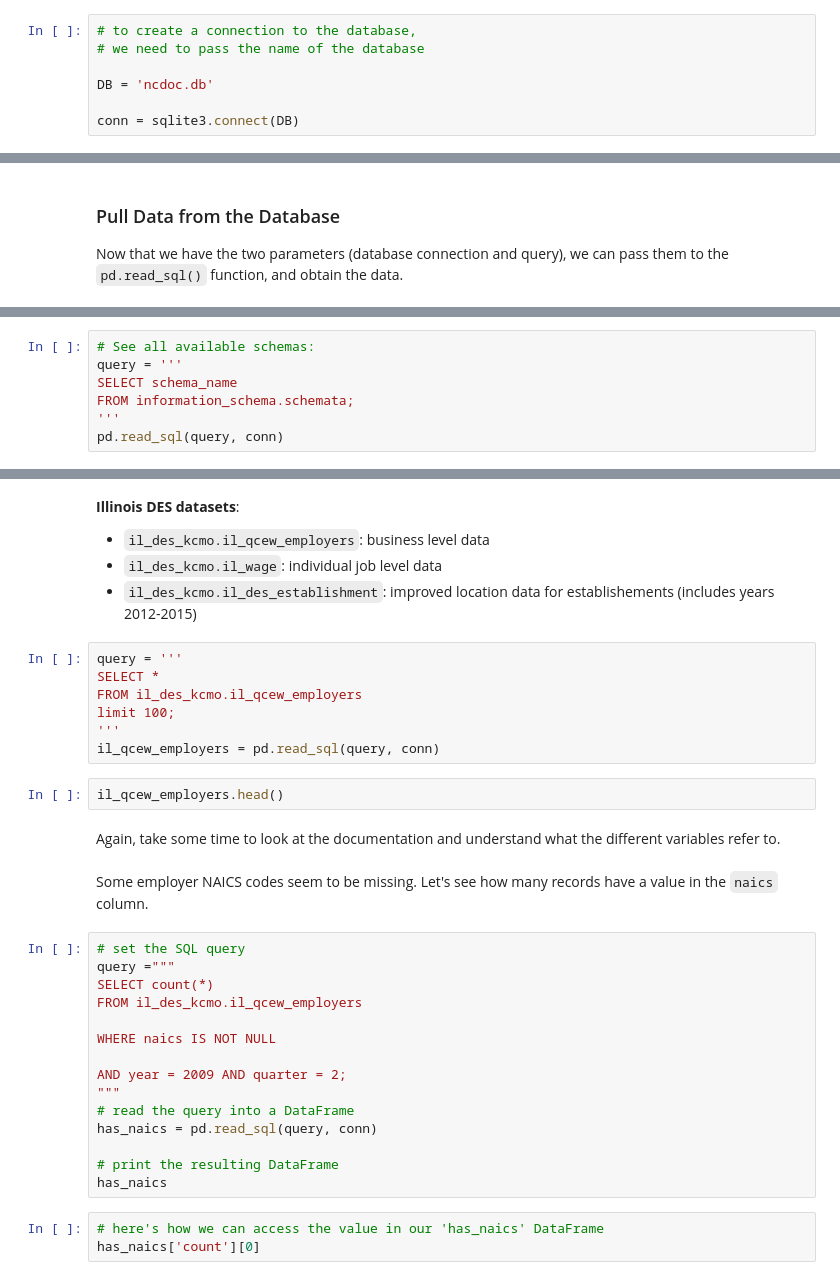
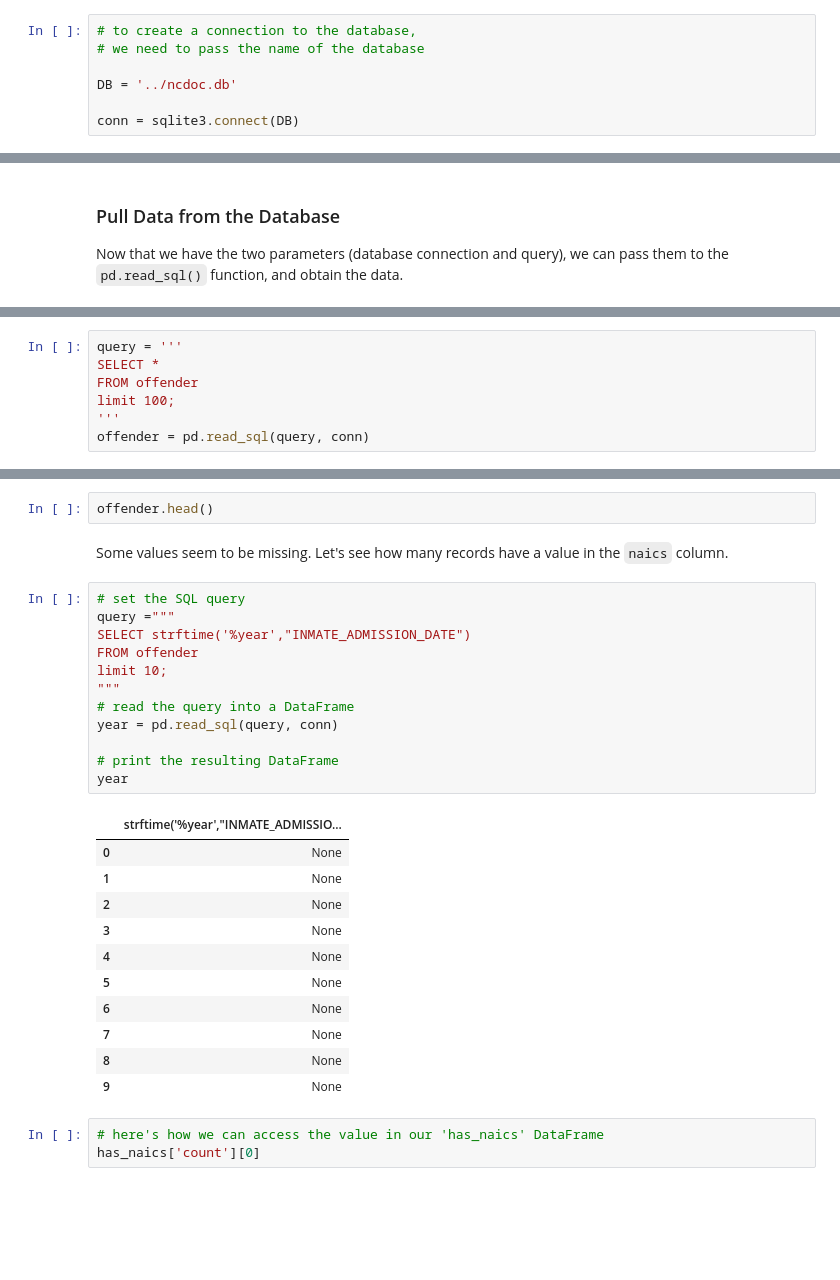
Before and after one commit to Coleridge-Initiative/bdss-notebooks, a Jupyter notebook: 02_2_Dataset_Exploration.ipynb, the cells around one changed output, grey strips where cells are left out. Saved outputs shown, nothing was run; the diff lists cells and outputs as text; blank space fills up the shorter version.

```diff
--- a/02_2_Dataset_Exploration.ipynb
+++ b/02_2_Dataset_Exploration.ipynb
@@ -92,7 +91,7 @@ __Parameter 1: Connection__
 # to create a connection to the database,
 # we need to pass the name of the database
 
-DB = 'ncdoc.db'
+DB = '../ncdoc.db'
 
 conn = sqlite3.connect(DB)
 # %% [markdown]
@@ -154,7 +144,7 @@ Let's pull the list of schema names in the database, the list of tables in these
 # %%
-# See all available schemas:
 query = '''
-SELECT schema_name
-FROM information_schema.schemata;
+SELECT *
+FROM offender
+limit 100;
 '''
-pd.read_sql(query, conn)
+offender = pd.read_sql(query, conn)
@@ -208,36 +151,31 @@ pd.read_sql(query, conn)
-# %% [markdown]
-__Illinois DES datasets__:
-- `il_des_kcmo.il_qcew_employers`: business level data
-- `il_des_kcmo.il_wage`: individual job level data
-- `il_des_kcmo.il_des_establishment`: improved location data for establishements (includes years 2012-2015)
-# %%
-query = '''
-SELECT *
-FROM il_des_kcmo.il_qcew_employers
-limit 100;
-'''
-il_qcew_employers = pd.read_sql(query, conn)
 # %%
-il_qcew_employers.head()
+offender.head()
-# %% [markdown]
-Again, take some time to look at the documentation and understand what the different variables refer to.
 # %% [markdown]
-Some employer NAICS codes seem to be missing. Let's see how many records have a value in the `naics` column.
+Some values seem to be missing. Let's see how many records have a value in the `naics` column.
 # %%
 # set the SQL query
 query ="""
-SELECT count(*)
-FROM il_des_kcmo.il_qcew_employers
-
-WHERE naics IS NOT NULL
-
-AND year = 2009 AND quarter = 2;
+SELECT strftime('%year',"INMATE_ADMISSION_DATE")
+FROM offender
+limit 10;
 """
 # read the query into a DataFrame
-has_naics = pd.read_sql(query, conn)
+year = pd.read_sql(query, conn)
 
 # print the resulting DataFrame
-has_naics
+year
+# %% [output]
+|  | strftime('%year',"INMATE_ADMISSIO... |
+| 0 | None |
+| 1 | None |
+| 2 | None |
+| 3 | None |
+| 4 | None |
+| 5 | None |
+| 6 | None |
+| 7 | None |
+| 8 | None |
+| 9 | None |
 # %%
 # here's how we can access the value in our 'has_naics' DataFrame
 has_naics['count'][0]
```
Also changed, not shown: parts of 23 cells of this notebook, 18 other files.
